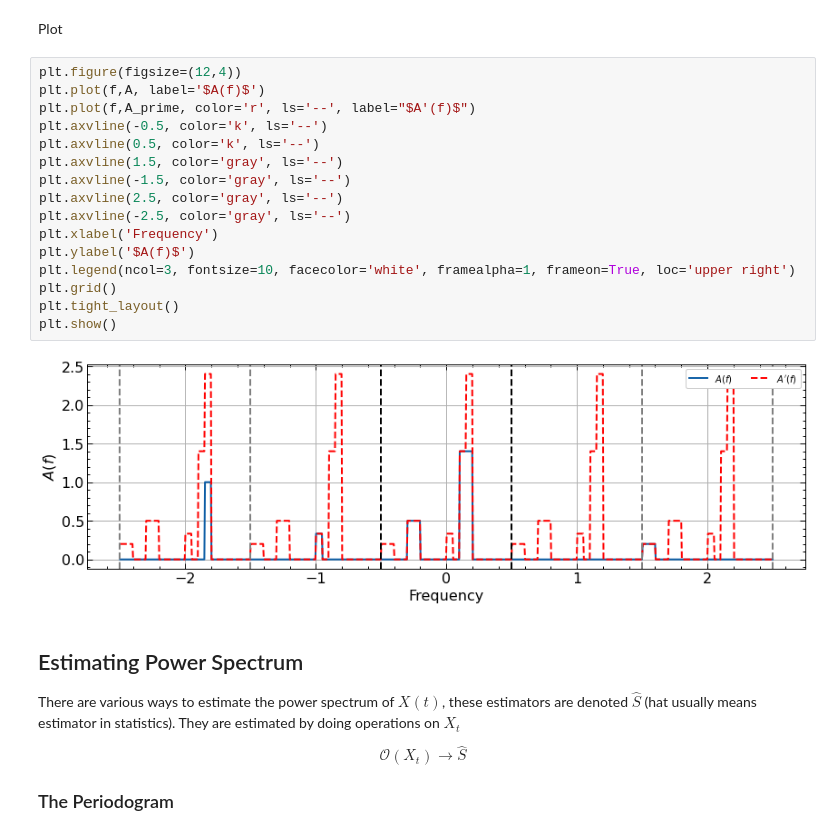
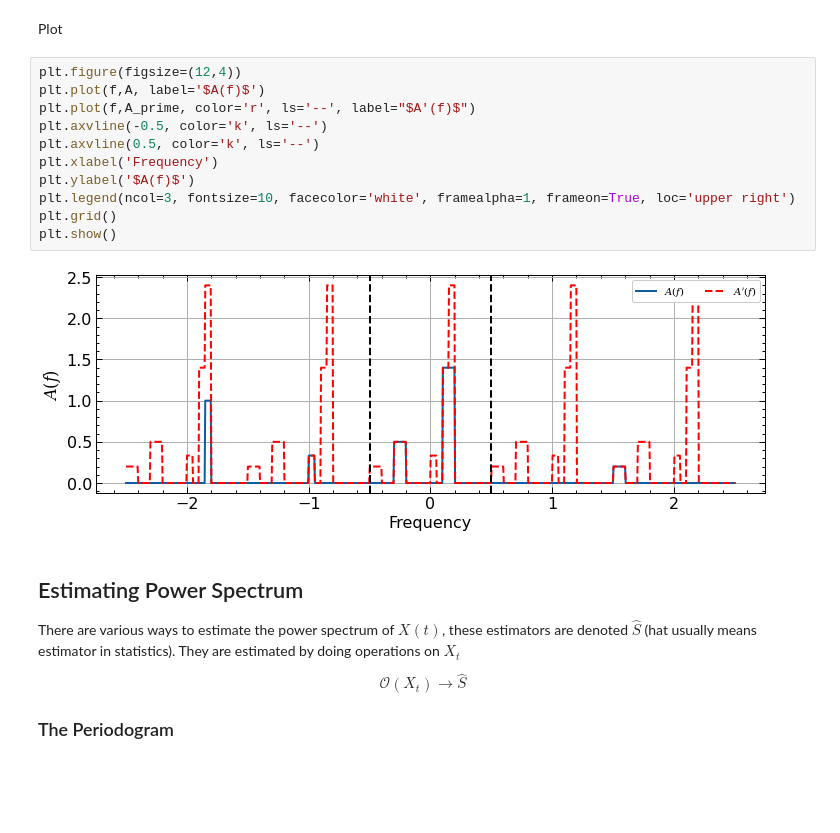
Before and after one commit to amirhdre/DSP-udemy, a Jupyter notebook: spectral.ipynb, the cells around one changed output. Cells and saved outputs as stored; diff of their text form; blank space fills up the shorter version.

```diff
--- a/spectral.ipynb
+++ b/spectral.ipynb
@@ -78,21 +71,16 @@ Plot
 # %%
 plt.figure(figsize=(12,4))
 plt.plot(f,A, label='$A(f)$')
 plt.plot(f,A_prime, color='r', ls='--', label="$A'(f)$")
 plt.axvline(-0.5, color='k', ls='--')
 plt.axvline(0.5, color='k', ls='--')
-plt.axvline(1.5, color='gray', ls='--')
-plt.axvline(-1.5, color='gray', ls='--')
-plt.axvline(2.5, color='gray', ls='--')
-plt.axvline(-2.5, color='gray', ls='--')
 plt.xlabel('Frequency')
 plt.ylabel('$A(f)$')
 plt.legend(ncol=3, fontsize=10, facecolor='white', framealpha=1, frameon=True, loc='upper right')
 plt.grid()
-plt.tight_layout()
 plt.show()
 # %% [output]
-[figure, old version]
+[figure, new version]
 # %% [markdown]
 ## Estimating Power Spectrum
 
```
Also changed, not shown: parts of 11 cells of this notebook, 1 other file.
